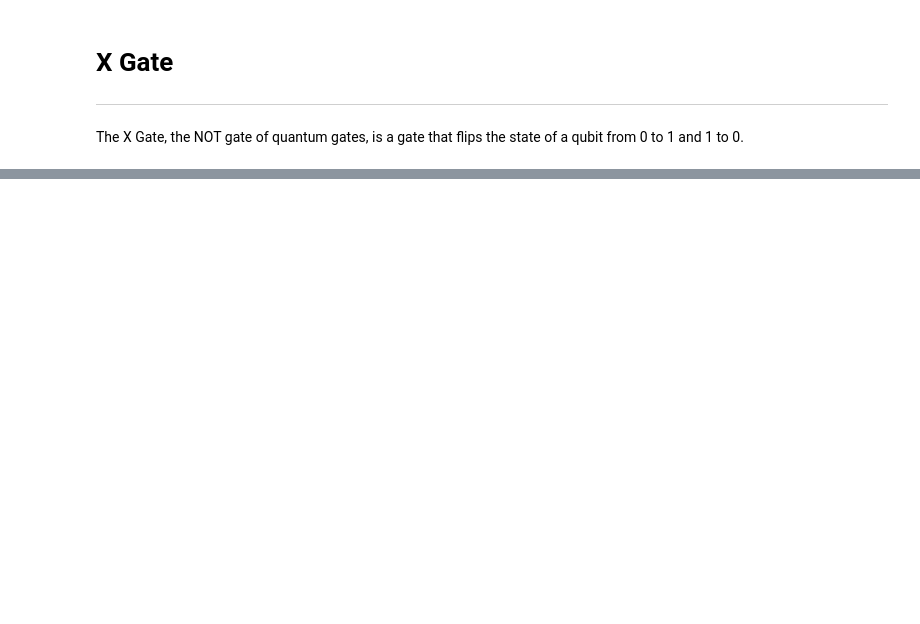
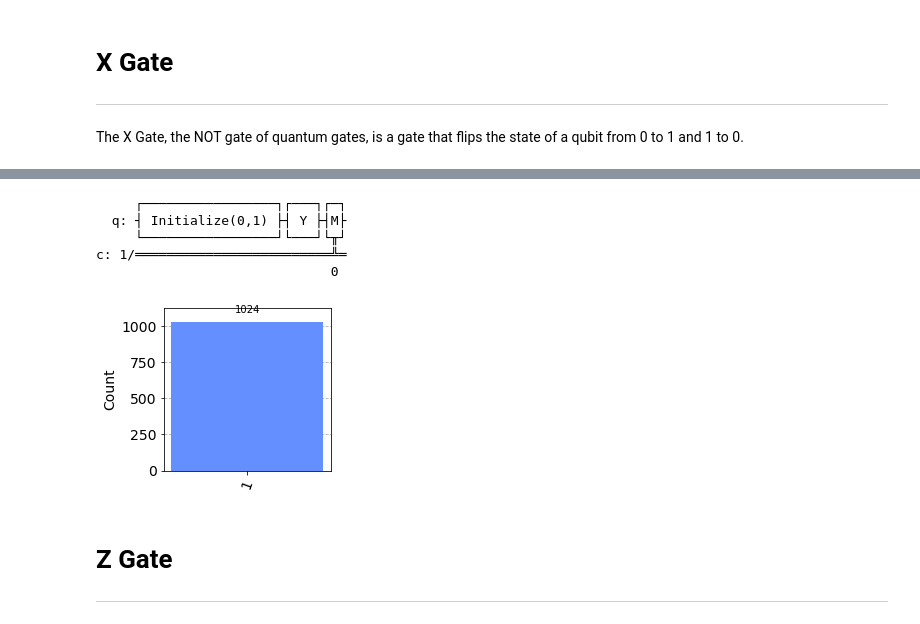
Before and after one commit to MurphyUan/EmergingTechno, a Jupyter notebook: content/quantum-computin.ipynb, the cells around one changed output, grey strips where cells are left out. Drawn from its saved outputs; the diff is of its cells as text; code cells hidden in the pictures; blank space fills up the shorter version.

```diff
--- a/content/quantum-computin.ipynb
+++ b/content/quantum-computin.ipynb
@@ -94,0 +119,22 @@ MissingOptionalLibraryError: "The 'pylatexenc' library is required to use 'Matpl
+# %%
+circuit = qiskit.QuantumCircuit(1, 1) # Create New Circuit
+circuit.initialize([0, 1], 0) # Set State to |1>
+circuit.y(0) # Add a Y Gate
+circuit.measure(0, 0) # Measure / Determine State
+circuit.draw() # Draw Circuit
+# %% [output]
+     ┌─────────────────┐┌───┐┌─┐
+  q: ┤ Initialize(0,1) ├┤ Y ├┤M├
+     └─────────────────┘└───┘└╥┘
+c: 1/═════════════════════════╩═
+                              0
+# %%
+sim = qiskit.Aer.get_backend('aer_simulator') # Get Simulator
+result = sim.run(circuit).result().get_counts( )# Simulate Above Circuit
+viz.plot_histogram(result, figsize=(3, 3)) # Display Histogram
+# %% [output]
+[figure, added]
+# %% [markdown]
+Z Gate
+=====
+<hr/>
```
Also changed, not shown: parts of 17 cells of this notebook.
